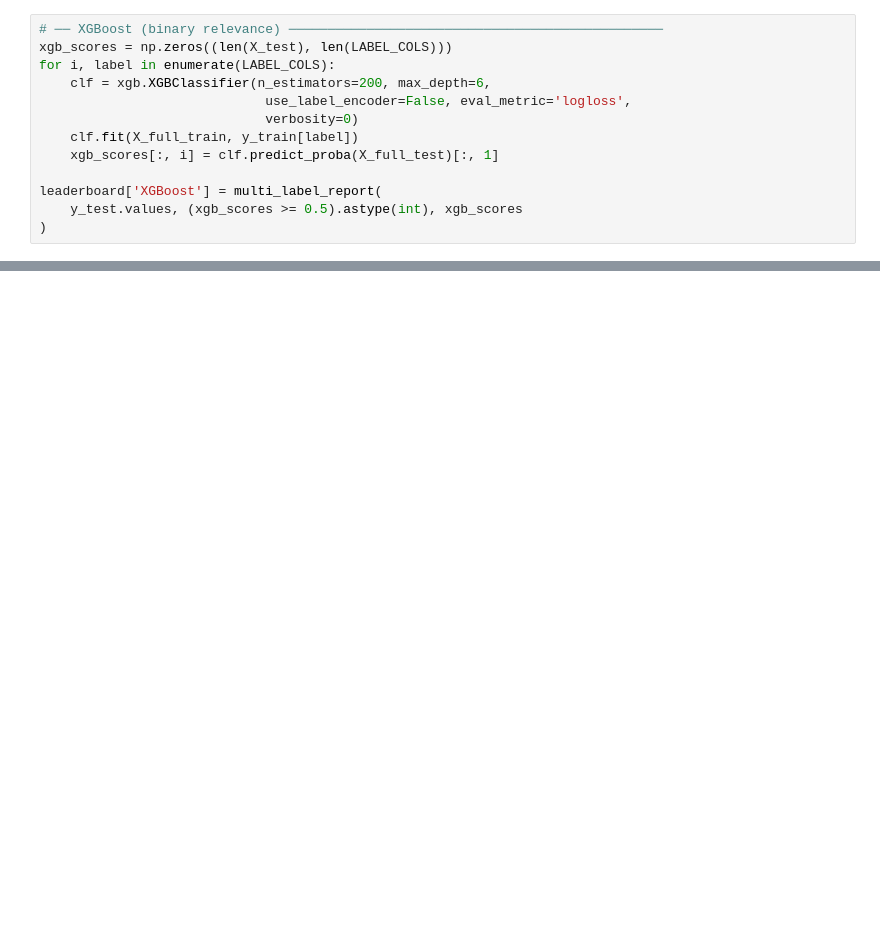
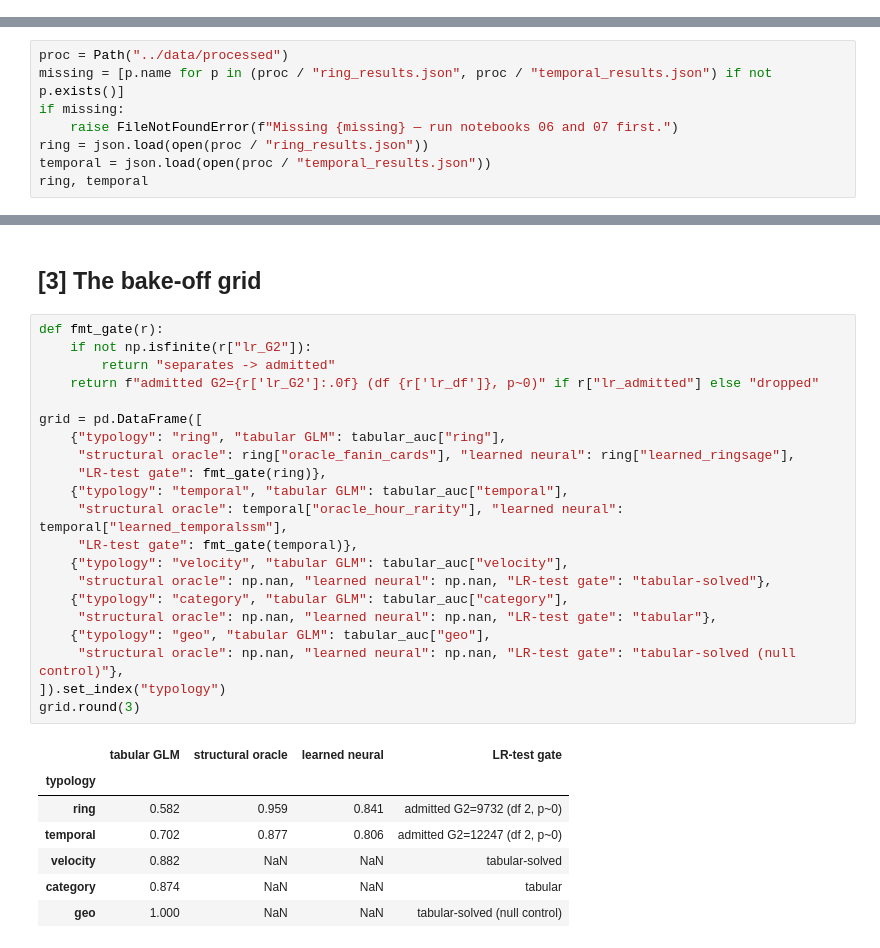
Before and after one commit to vybhav72954/cross-border-fraud, a Jupyter notebook: notebooks/08_benchmark.ipynb, the cells around one changed output, grey strips where cells are left out. Cells and saved outputs as stored; diff of their text form; blank space fills up the shorter version.

```diff
--- a/notebooks/08_benchmark.ipynb
+++ b/notebooks/08_benchmark.ipynb
@@ -60,13 +0,0 @@ leaderboard['GLM+GNN+Mamba'] = multi_label_report(
-# %%
-# ── XGBoost (binary relevance) ────────────────────────────────────────────────
-xgb_scores = np.zeros((len(X_test), len(LABEL_COLS)))
-for i, label in enumerate(LABEL_COLS):
-    clf = xgb.XGBClassifier(n_estimators=200, max_depth=6,
-                             use_label_encoder=False, eval_metric='logloss',
-                             verbosity=0)
-    clf.fit(X_full_train, y_train[label])
-    xgb_scores[:, i] = clf.predict_proba(X_full_test)[:, 1]
-
-leaderboard['XGBoost'] = multi_label_report(
-    y_test.values, (xgb_scores >= 0.5).astype(int), xgb_scores
-)
@@ -114,0 +83,8 @@ plt.tight_layout()
+# %%
+proc = Path("../data/processed")
+missing = [p.name for p in (proc / "ring_results.json", proc / "temporal_results.json") if not p.exists()]
+if missing:
+    raise FileNotFoundError(f"Missing {missing} — run notebooks 06 and 07 first.")
+ring = json.load(open(proc / "ring_results.json"))
+temporal = json.load(open(proc / "temporal_results.json"))
+ring, temporal
@@ -114,0 +109,31 @@ plt.tight_layout()
+# %% [markdown]
+## [3] The bake-off grid
+# %%
+def fmt_gate(r):
+    if not np.isfinite(r["lr_G2"]):
+        return "separates -> admitted"
+    return f"admitted G2={r['lr_G2']:.0f} (df {r['lr_df']}, p~0)" if r["lr_admitted"] else "dropped"
+
+grid = pd.DataFrame([
+    {"typology": "ring", "tabular GLM": tabular_auc["ring"],
+     "structural oracle": ring["oracle_fanin_cards"], "learned neural": ring["learned_ringsage"],
+     "LR-test gate": fmt_gate(ring)},
+    {"typology": "temporal", "tabular GLM": tabular_auc["temporal"],
+     "structural oracle": temporal["oracle_hour_rarity"], "learned neural": temporal["learned_temporalssm"],
+     "LR-test gate": fmt_gate(temporal)},
+    {"typology": "velocity", "tabular GLM": tabular_auc["velocity"],
+     "structural oracle": np.nan, "learned neural": np.nan, "LR-test gate": "tabular-solved"},
+    {"typology": "category", "tabular GLM": tabular_auc["category"],
+     "structural oracle": np.nan, "learned neural": np.nan, "LR-test gate": "tabular"},
+    {"typology": "geo", "tabular GLM": tabular_auc["geo"],
+     "structural oracle": np.nan, "learned neural": np.nan, "LR-test gate": "tabular-solved (null control)"},
+]).set_index("typology")
+grid.round(3)
+# %% [output]
+|  | tabular GLM | structural oracle | learned neural | LR-test gate |
+| typology |  |  |  |  |
+| ring | 0.582 | 0.959 | 0.841 | admitted G2=9732 (df 2, p~0) |
+| temporal | 0.702 | 0.877 | 0.806 | admitted G2=12247 (df 2, p~0) |
+| velocity | 0.882 | NaN | NaN | tabular-solved |
+| category | 0.874 | NaN | NaN | tabular |
+| geo | 1.000 | NaN | NaN | tabular-solved (null control) |
```
Also changed, not shown: parts of 15 cells of this notebook, 30 other files.
